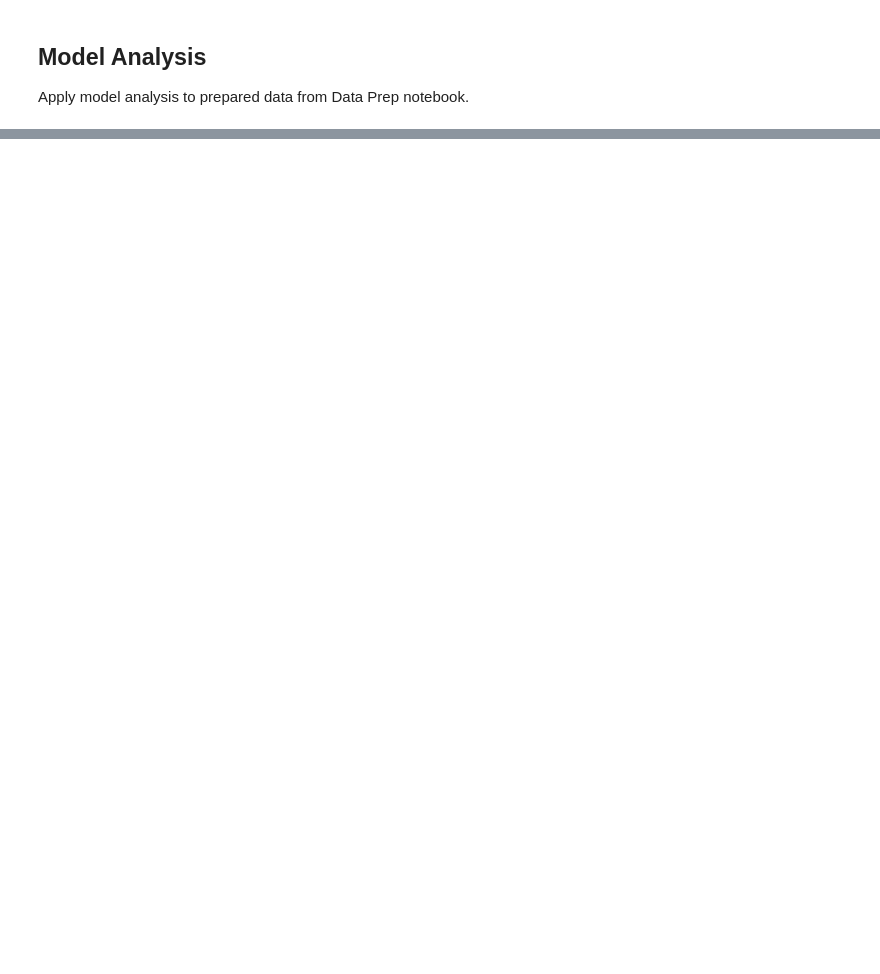
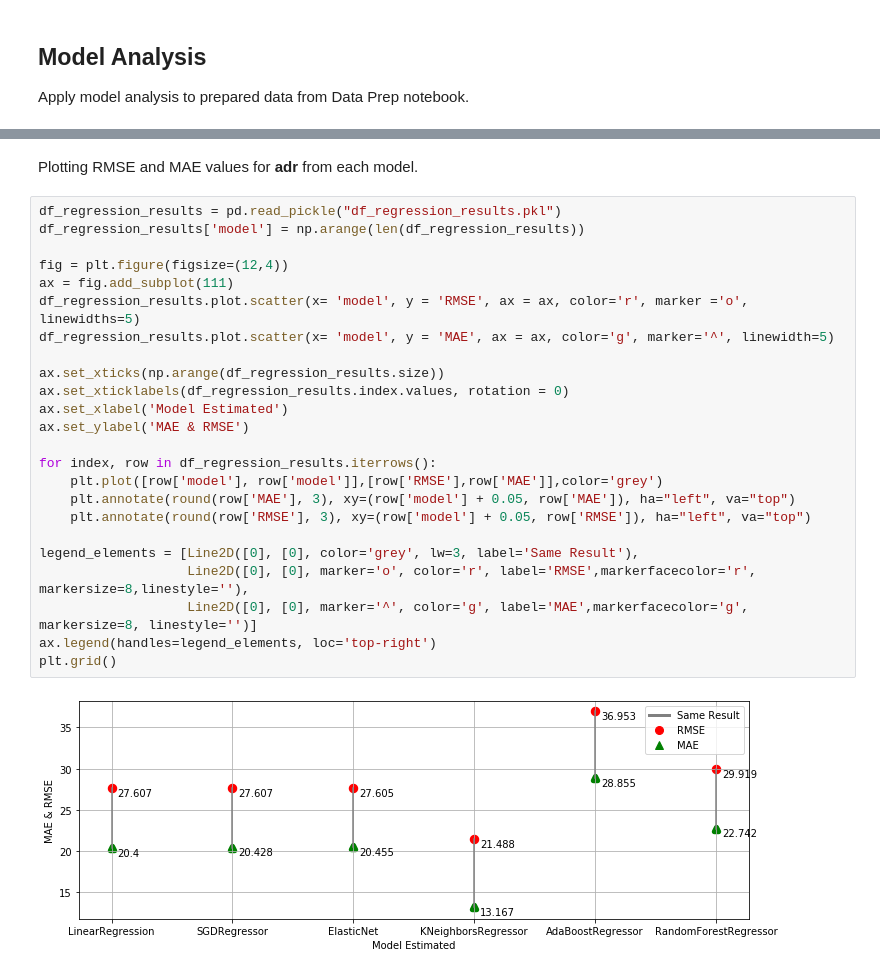
Before and after one commit to sandeepborkartech/ML_HotelPricing, a Jupyter notebook: ML_TEAM_4_Hotel_Model_Analysis_Regression.ipynb, the cells around one changed output, grey strips where cells are left out. Saved outputs shown, nothing was run; the diff lists cells and outputs as text; blank space fills up the shorter version.

Commit message:
Adding last revision of data prep and regression

```diff
--- a/ML_TEAM_4_Hotel_Model_Analysis_Regression.ipynb
+++ b/ML_TEAM_4_Hotel_Model_Analysis_Regression.ipynb
@@ -335,0 +162,28 @@ reg_pip = Pipeline([
+# %% [markdown]
+Plotting RMSE and MAE values for __adr__ from each model.
+# %%
+df_regression_results = pd.read_pickle("df_regression_results.pkl")
+df_regression_results['model'] = np.arange(len(df_regression_results))
+
+fig = plt.figure(figsize=(12,4))
+ax = fig.add_subplot(111)
+df_regression_results.plot.scatter(x= 'model', y = 'RMSE', ax = ax, color='r', marker ='o', linewidths=5)
+df_regression_results.plot.scatter(x= 'model', y = 'MAE', ax = ax, color='g', marker='^', linewidth=5)
+
+ax.set_xticks(np.arange(df_regression_results.size))
+ax.set_xticklabels(df_regression_results.index.values, rotation = 0)
+ax.set_xlabel('Model Estimated')
+ax.set_ylabel('MAE & RMSE')
+
+for index, row in df_regression_results.iterrows():
+    plt.plot([row['model'], row['model']],[row['RMSE'],row['MAE']],color='grey')
+    plt.annotate(round(row['MAE'], 3), xy=(row['model'] + 0.05, row['MAE']), ha="left", va="top")
+    plt.annotate(round(row['RMSE'], 3), xy=(row['model'] + 0.05, row['RMSE']), ha="left", va="top")
+
+legend_elements = [Line2D([0], [0], color='grey', lw=3, label='Same Result'),
+                   Line2D([0], [0], marker='o', color='r', label='RMSE',markerfacecolor='r', markersize=8,linestyle=''),
+                   Line2D([0], [0], marker='^', color='g', label='MAE',markerfacecolor='g', markersize=8, linestyle='')]
+ax.legend(handles=legend_elements, loc='top-right')
+plt.grid()
+# %% [output]
+[figure, added]
```
Also changed, not shown: parts of 32 cells of this notebook.
